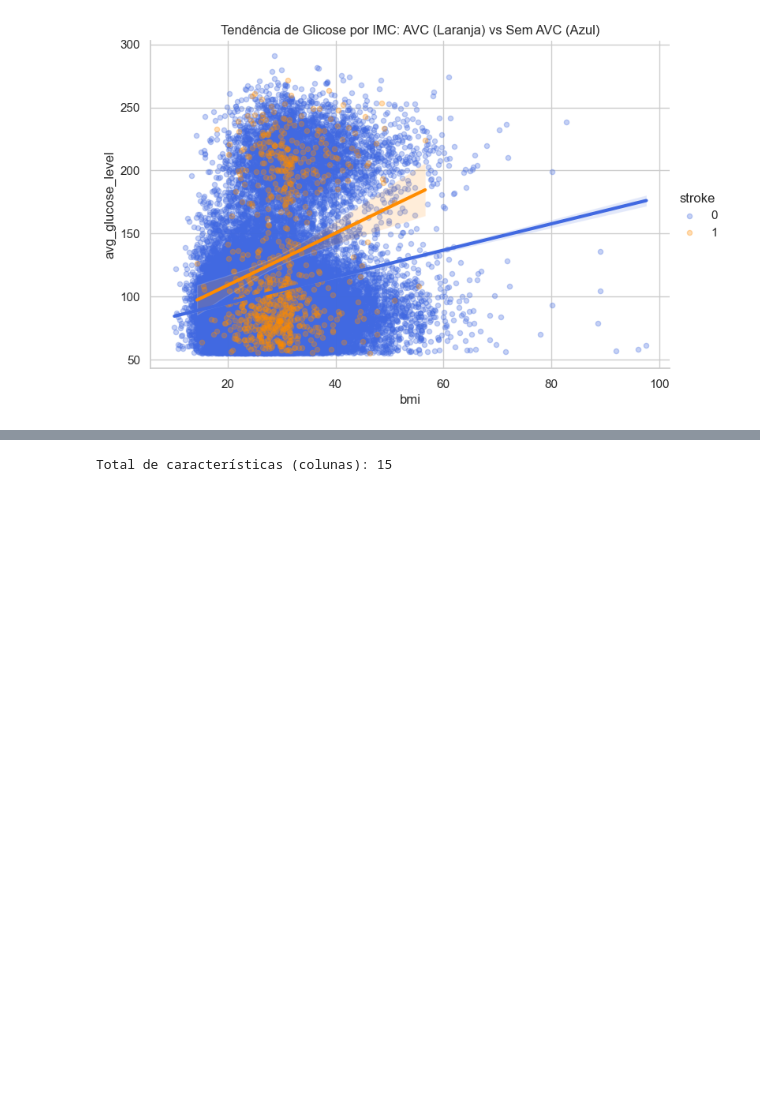
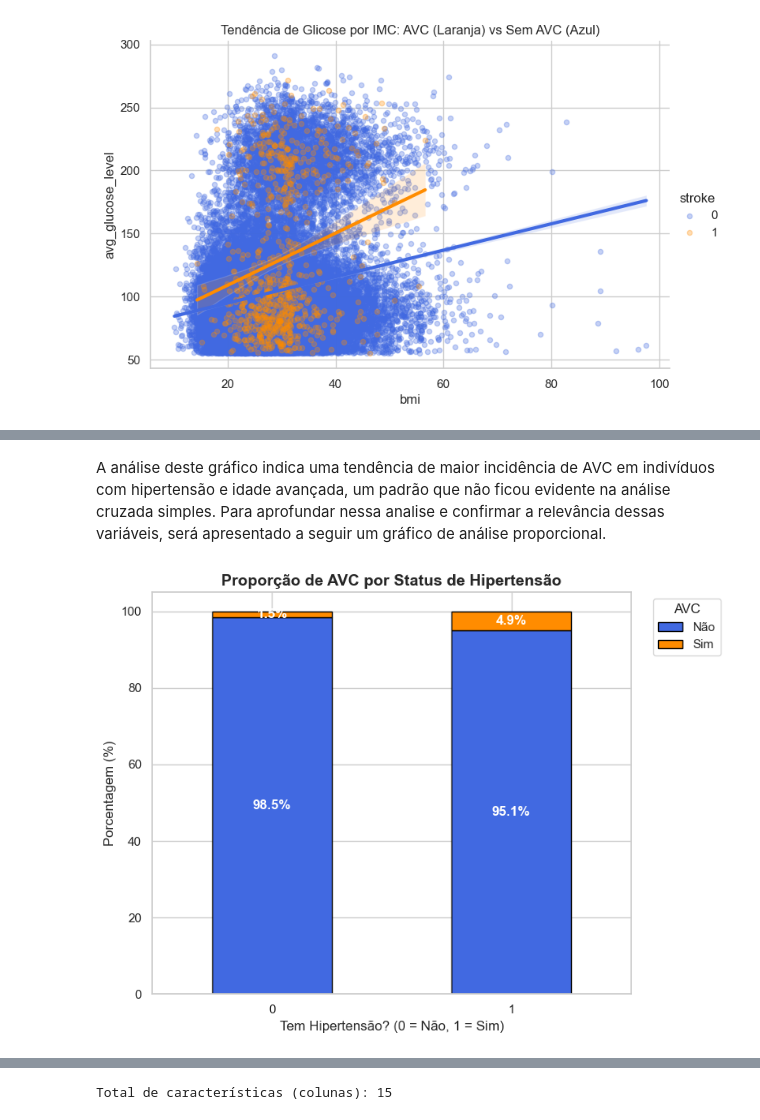
Before and after one commit to StefanieFranco/ML-Classification-Stroke, a Jupyter notebook: modelo_classificacao_stroke.ipynb, the cells around one changed output, grey strips where cells are left out. Cells and saved outputs as stored; diff of their text form; code cells hidden in the pictures; blank space fills up the shorter version.

```diff
--- a/modelo_classificacao_stroke.ipynb
+++ b/modelo_classificacao_stroke.ipynb
@@ -357,0 +383,41 @@ plt.show()
+# %% [markdown]
+A análise deste gráfico indica uma tendência de maior incidência de AVC em indivíduos com hipertensão e idade avançada, um padrão que não ficou evidente na análise cruzada simples. Para aprofundar nessa analise e confirmar a relevância dessas variáveis, será apresentado a seguir um gráfico de análise proporcional.
+# %%
+# Criando uma tabela de proporção
+prop_data = pd.crosstab(df['hypertension'], df['stroke'], normalize='index') * 100
+
+# Plotando o gráfico de barras empilhadas
+ax = prop_data.plot(
+    kind='bar',
+    stacked=True,
+    color=[cores_projeto[0], cores_projeto[1]],
+    figsize=(8, 6),
+    edgecolor='black'
+)
+
+plt.title('Proporção de AVC por Status de Hipertensão', fontsize=14, fontweight='bold')
+plt.xlabel('Tem Hipertensão? (0 = Não, 1 = Sim)')
+plt.ylabel('Porcentagem (%)')
+plt.legend(title='AVC', labels=['Não', 'Sim'], loc='upper right', bbox_to_anchor=(1.2, 1))
+plt.xticks(rotation=0)
+
+# Adicionando os rótulos de porcentagem dentro das barras
+for p in ax.patches:
+    width, height = p.get_width(), p.get_height()
+    x, y = p.get_xy()
+    if height > 0:
+        ax.text(
+            x + width/2,
+            y + height/2,
+            f'{height:.1f}%',
+            ha='center',
+            va='center',
+            color='white',
+            fontweight='bold',
+            fontsize=12
+        )
+
+plt.tight_layout()
+plt.show()
+# %% [output]
+[figure, added]
```
Also changed, not shown: parts of 15 cells of this notebook.
